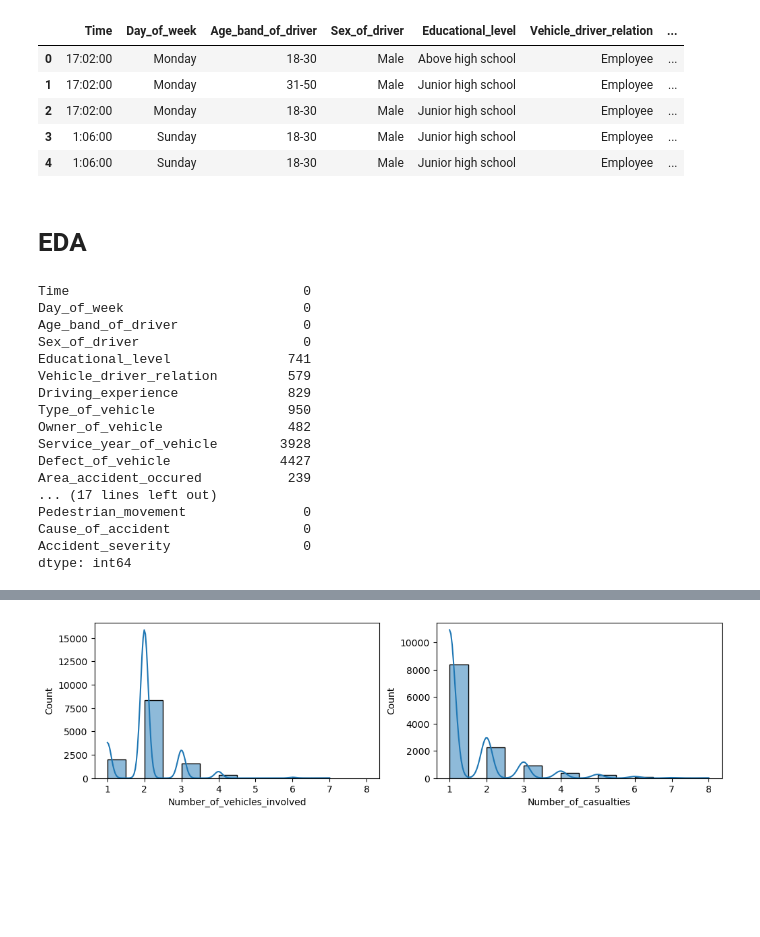
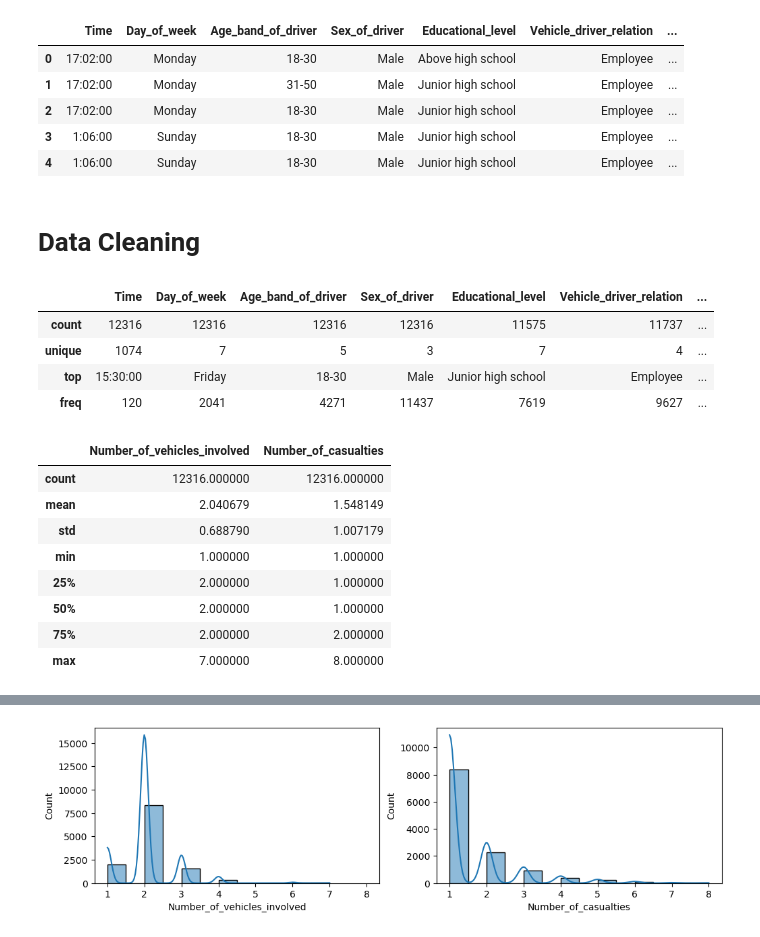
Before and after one commit to AbhinavGavireddi/Road-Traffic-severity-Classification, a Jupyter notebook: EDA.ipynb, the cells around one changed output, grey strips where cells are left out. Cells and saved outputs as stored; diff of their text form; code cells hidden in the pictures; blank space fills up the shorter version.

```diff
--- a/EDA.ipynb
+++ b/EDA.ipynb
@@ -20,26 +30,27 @@ data.head()
 | 2 | 17:02:00 | Monday | 18-30 | Male | Junior high school | Employee | ... |
 | 3 | 1:06:00 | Sunday | 18-30 | Male | Junior high school | Employee | ... |
 | 4 | 1:06:00 | Sunday | 18-30 | Male | Junior high school | Employee | ... |
-# %% [markdown]
-# EDA
-# %%
-# checking for null values
-data.isna().sum()
-# %% [output]
-Time                              0
-Day_of_week                       0
-Age_band_of_driver                0
-Sex_of_driver                     0
-Educational_level               741
-Vehicle_driver_relation         579
-Driving_experience              829
-Type_of_vehicle                 950
-Owner_of_vehicle                482
-Service_year_of_vehicle        3928
-Defect_of_vehicle              4427
-Area_accident_occured           239
-... (17 lines left out)
-Pedestrian_movement               0
-Cause_of_accident                 0
-Accident_severity                 0
-dtype: int64
+# %% [markdown]
+# Data Cleaning
+# %%
+# categorical variables
+data.describe(include=['O'])
+# %% [output]
+|  | Time | Day_of_week | Age_band_of_driver | Sex_of_driver | Educational_level | Vehicle_driver_relation | ... |
+| count | 12316 | 12316 | 12316 | 12316 | 11575 | 11737 | ... |
+| unique | 1074 | 7 | 5 | 3 | 7 | 4 | ... |
+| top | 15:30:00 | Friday | 18-30 | Male | Junior high school | Employee | ... |
+| freq | 120 | 2041 | 4271 | 11437 | 7619 | 9627 | ... |
+# %%
+# numerical variables
+data.describe(exclude=['O'])
+# %% [output]
+|  | Number_of_vehicles_involved | Number_of_casualties |
+| count | 12316.000000 | 12316.000000 |
+| mean | 2.040679 | 1.548149 |
+| std | 0.688790 | 1.007179 |
+| min | 1.000000 | 1.000000 |
+| 25% | 2.000000 | 1.000000 |
+| 50% | 2.000000 | 1.000000 |
+| 75% | 2.000000 | 2.000000 |
+| max | 7.000000 | 8.000000 |
```
Also changed, not shown: parts of 15 cells of this notebook.
